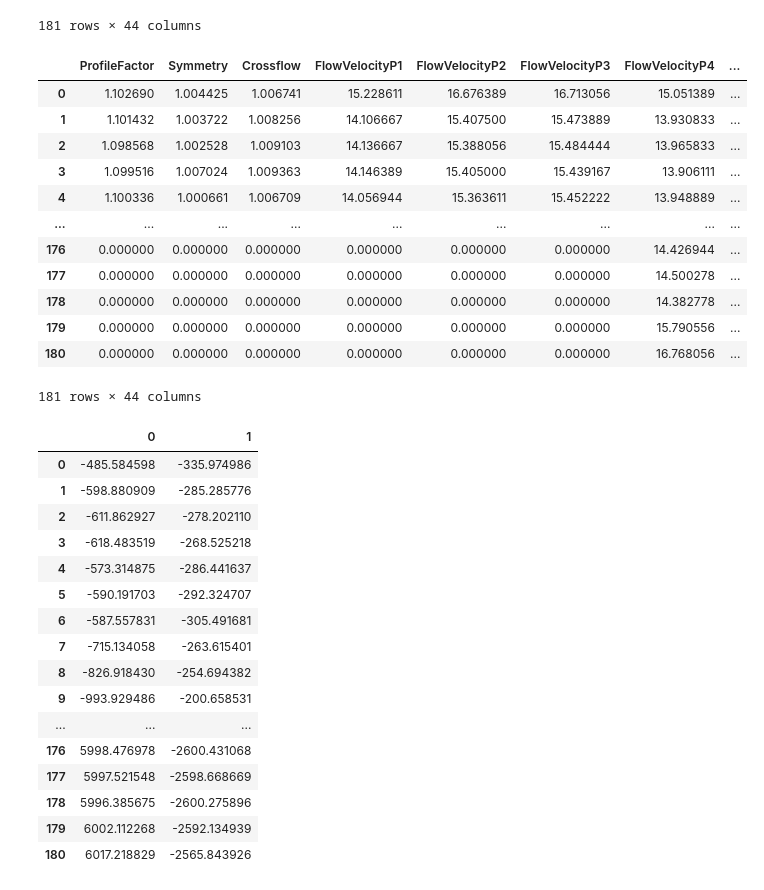
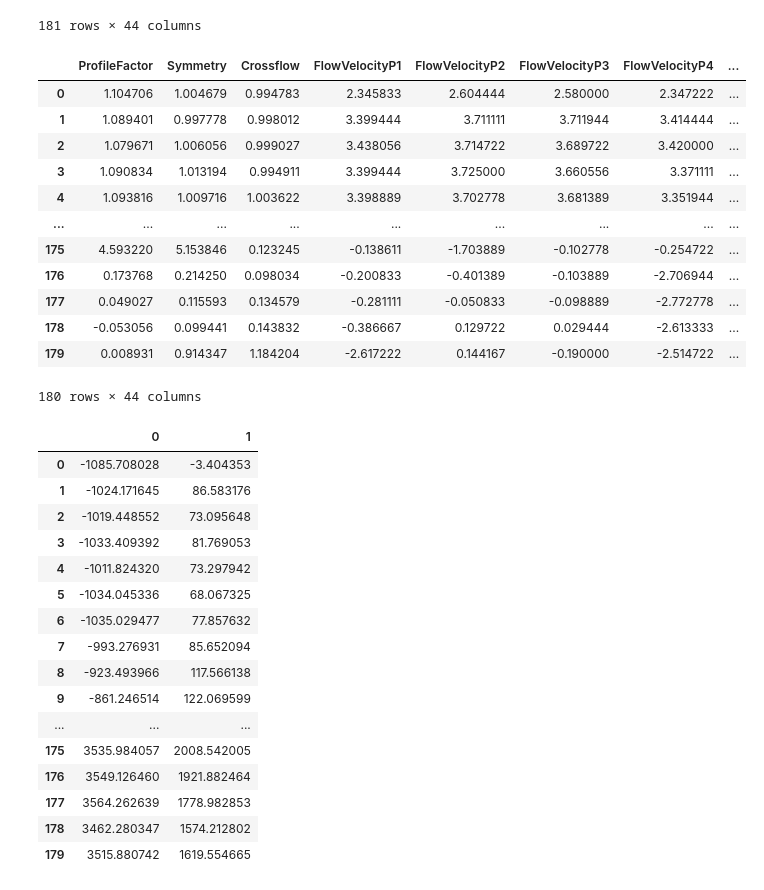
Before and after one commit to davidhgh/csc3005-AE, a Jupyter notebook: 3005_project.ipynb, the cells around one changed output. Saved outputs shown, nothing was run; the diff lists cells and outputs as text; code cells hidden in the pictures.

```diff
--- a/3005_project.ipynb
+++ b/3005_project.ipynb
@@ -142,7 +142,7 @@ dataC
 | 180 | 0.000000 | 0.000000 | 0.000000 | 0.000000 | 0.000000 | 0.000000 | 16.768056 | ... |
 181 rows × 44 columns
 # %%
-dataD = pd.read_csv('Meter C.csv',header=None)
+dataD = pd.read_csv('Meter D.csv',header=None)
 dataD.columns = [
 'ProfileFactor',
 'Symmetry',
@@ -165,45 +165,45 @@ dataD.columns = [
 'SignalStrengthP4_2',
 'SignalQualityP1_1',
 'SignalQualityP1_2',
 'SignalQualityP2_1',
 'SignalQualityP2_2',
 'SignalQualityP3_1',
 'SignalQualityP3_2',
 'SignalQualityP4_1',
 'SignalQualityP4_2',
 'GainP1_1',
 'GainP1_2',
 'GainP2_1',
 'GainP2_2',
 'GainP3_1',
 'GainP3_2',
 'GainP4_1',
 'GainP4_2',
 'TransmitTimeP1_1',
 'TransmitTimeP1_2',
 'TransmitTimeP2_1',
 'TransmitTimeP2_2',
 'TransmitTimeP3_1',
 'TransmitTimeP3_2',
 'TransmitTimeP4_1',
 'TransmitTimeP4_2',
 'HealthState']
 
 dataD
 # %% [output]
 |  | ProfileFactor | Symmetry | Crossflow | FlowVelocityP1 | FlowVelocityP2 | FlowVelocityP3 | FlowVelocityP4 | ... |
-| 0 | 1.102690 | 1.004425 | 1.006741 | 15.228611 | 16.676389 | 16.713056 | 15.051389 | ... |
-| 1 | 1.101432 | 1.003722 | 1.008256 | 14.106667 | 15.407500 | 15.473889 | 13.930833 | ... |
-| 2 | 1.098568 | 1.002528 | 1.009103 | 14.136667 | 15.388056 | 15.484444 | 13.965833 | ... |
-| 3 | 1.099516 | 1.007024 | 1.009363 | 14.146389 | 15.405000 | 15.439167 | 13.906111 | ... |
-| 4 | 1.100336 | 1.000661 | 1.006709 | 14.056944 | 15.363611 | 15.452222 | 13.948889 | ... |
+| 0 | 1.104706 | 1.004679 | 0.994783 | 2.345833 | 2.604444 | 2.580000 | 2.347222 | ... |
+| 1 | 1.089401 | 0.997778 | 0.998012 | 3.399444 | 3.711111 | 3.711944 | 3.414444 | ... |
+| 2 | 1.079671 | 1.006056 | 0.999027 | 3.438056 | 3.714722 | 3.689722 | 3.420000 | ... |
+| 3 | 1.090834 | 1.013194 | 0.994911 | 3.399444 | 3.725000 | 3.660556 | 3.371111 | ... |
+| 4 | 1.093816 | 1.009716 | 1.003622 | 3.398889 | 3.702778 | 3.681389 | 3.351944 | ... |
 | ... | ... | ... | ... | ... | ... | ... | ... | ... |
-| 176 | 0.000000 | 0.000000 | 0.000000 | 0.000000 | 0.000000 | 0.000000 | 14.426944 | ... |
-| 177 | 0.000000 | 0.000000 | 0.000000 | 0.000000 | 0.000000 | 0.000000 | 14.500278 | ... |
-| 178 | 0.000000 | 0.000000 | 0.000000 | 0.000000 | 0.000000 | 0.000000 | 14.382778 | ... |
-| 179 | 0.000000 | 0.000000 | 0.000000 | 0.000000 | 0.000000 | 0.000000 | 15.790556 | ... |
-| 180 | 0.000000 | 0.000000 | 0.000000 | 0.000000 | 0.000000 | 0.000000 | 16.768056 | ... |
+| 175 | 4.593220 | 5.153846 | 0.123245 | -0.138611 | -1.703889 | -0.102778 | -0.254722 | ... |
+| 176 | 0.173768 | 0.214250 | 0.098034 | -0.200833 | -0.401389 | -0.103889 | -2.706944 | ... |
+| 177 | 0.049027 | 0.115593 | 0.134579 | -0.281111 | -0.050833 | -0.098889 | -2.772778 | ... |
+| 178 | -0.053056 | 0.099441 | 0.143832 | -0.386667 | 0.129722 | 0.029444 | -2.613333 | ... |
+| 179 | 0.008931 | 0.914347 | 1.184204 | -2.617222 | 0.144167 | -0.190000 | -2.514722 | ... |
-181 rows × 44 columns
+180 rows × 44 columns
 # %%
 from sklearn.decomposition import PCA
 import matplotlib.pyplot as plt
@@ -227,22 +227,22 @@ projected_2.style
 projected_3.style
 # %% [output]
 |  | 0 | 1 |
-| 0 | -485.584598 | -335.974986 |
-| 1 | -598.880909 | -285.285776 |
-| 2 | -611.862927 | -278.202110 |
-| 3 | -618.483519 | -268.525218 |
-| 4 | -573.314875 | -286.441637 |
-| 5 | -590.191703 | -292.324707 |
-| 6 | -587.557831 | -305.491681 |
-| 7 | -715.134058 | -263.615401 |
-| 8 | -826.918430 | -254.694382 |
-| 9 | -993.929486 | -200.658531 |
+| 0 | -1085.708028 | -3.404353 |
+| 1 | -1024.171645 | 86.583176 |
+| 2 | -1019.448552 | 73.095648 |
+| 3 | -1033.409392 | 81.769053 |
+| 4 | -1011.824320 | 73.297942 |
+| 5 | -1034.045336 | 68.067325 |
+| 6 | -1035.029477 | 77.857632 |
+| 7 | -993.276931 | 85.652094 |
+| 8 | -923.493966 | 117.566138 |
+| 9 | -861.246514 | 122.069599 |
 | ... | ... | ... |
-| 176 | 5998.476978 | -2600.431068 |
-| 177 | 5997.521548 | -2598.668669 |
-| 178 | 5996.385675 | -2600.275896 |
-| 179 | 6002.112268 | -2592.134939 |
-| 180 | 6017.218829 | -2565.843926 |
+| 175 | 3535.984057 | 2008.542005 |
+| 176 | 3549.126460 | 1921.882464 |
+| 177 | 3564.262639 | 1778.982853 |
+| 178 | 3462.280347 | 1574.212802 |
+| 179 | 3515.880742 | 1619.554665 |
 # %%
 plt.figure(0)
 plt.title("Set B (PCA 2 Components)")
```
Also changed, not shown: parts of 1 cell of this notebook.
